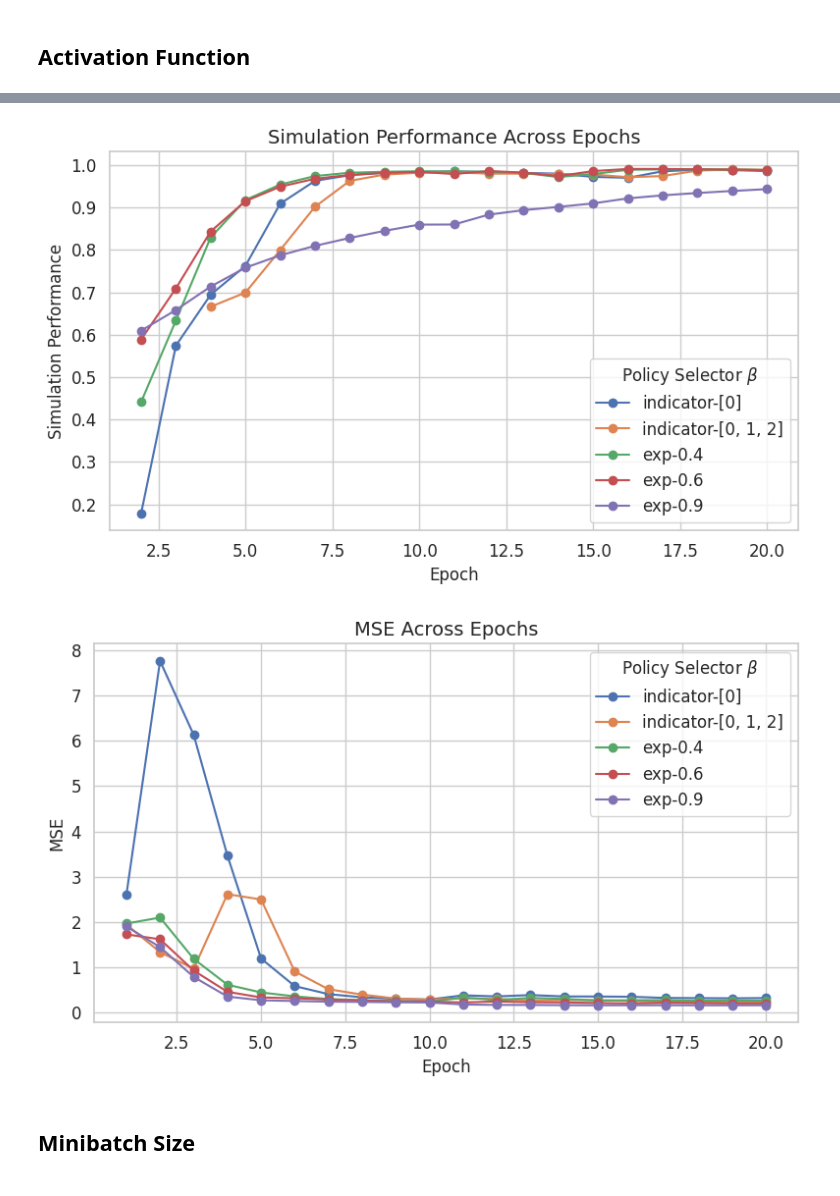
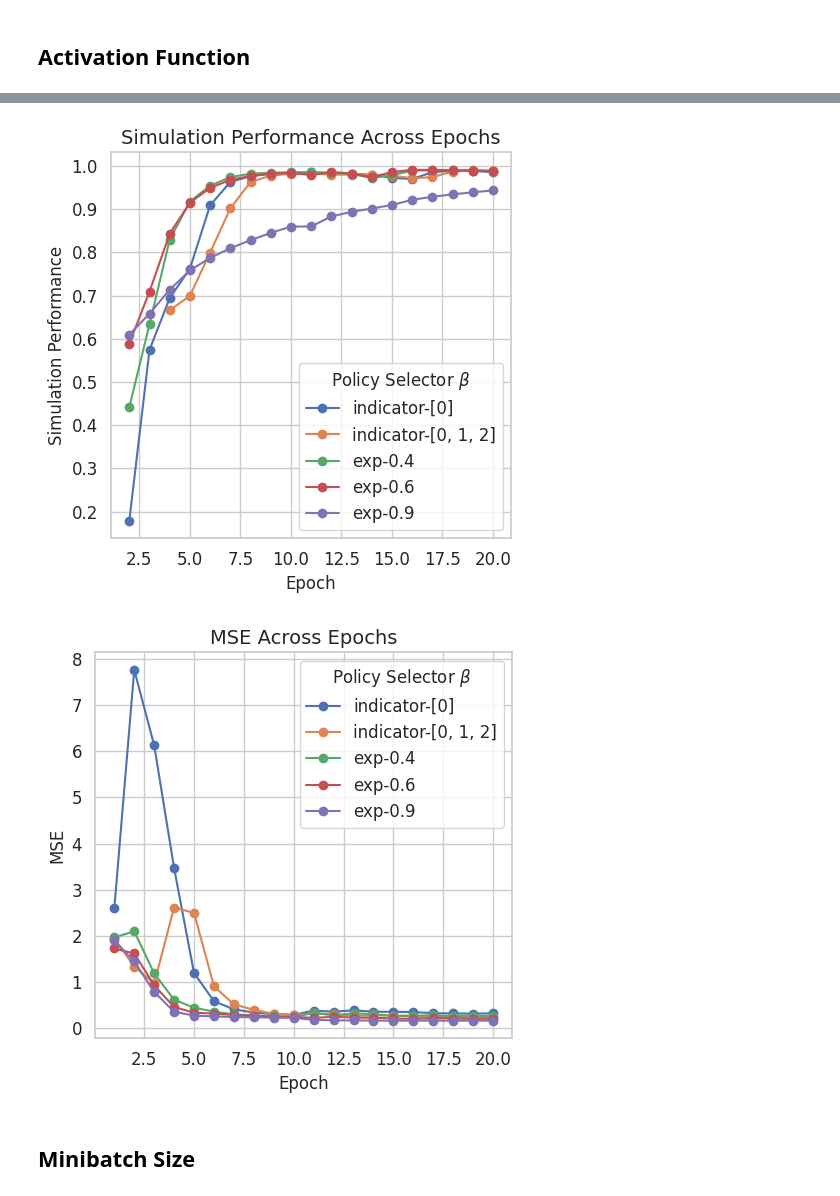
Before and after one commit to Batou1406/dls_orbit_bat_private, a Jupyter notebook: source/extensions/omni.isaac.lab_tasks/omni/isaac/lab_tasks/manager_based/locomotion/model_based/thesis_image.ipynb, the cells around one changed output, grey strips where cells are left out. Cells and saved outputs as stored; diff of their text form; code cells hidden in the pictures.

```diff
--- a/source/extensions/omni.isaac.lab_tasks/omni/isaac/lab_tasks/manager_based/locomotion/model_based/thesis_image.ipynb
+++ b/source/extensions/omni.isaac.lab_tasks/omni/isaac/lab_tasks/manager_based/locomotion/model_based/thesis_image.ipynb
@@ -1126,32 +1127,33 @@ indicator-[0]
 # %%
 import matplotlib.pyplot as plt
 import seaborn as sns
 
 # Ensure that seaborn's style is set for better aesthetics
 sns.set_theme(style=style_theme)
 
 # Plot each row of the DataFrame as a line
-plt.figure(figsize=(8, 5))
+# plt.figure(figsize=(8, 5))
+plt.figure(figsize=(5, 5))
 
 for index, row in epoch_reward_df.iterrows():
     plt.plot(epoch_reward_df.columns, row, marker='o', label=index)
 
 # Customize the plot for the scientific report
 plt.title('Simulation Performance Across Epochs', fontsize=14)
 plt.xlabel('Epoch', fontsize=12)
 plt.ylabel('Simulation Performance', fontsize=12)
 plt.legend(title=r'Policy Selector $\beta$', fontsize=12, title_fontsize=12)
 plt.xticks(fontsize=12)
 plt.yticks(fontsize=12)
 plt.tight_layout()
 
 # Save the plot if needed
-plt.savefig("thesis image/9/activationFuncReward.pdf", bbox_inches='tight')
+plt.savefig("thesis image/9/smallactivationFuncReward.pdf", bbox_inches='tight')
 
 # Show the plot
 plt.show()
 # %% [output]
-[figure, old version]
+[figure, new version]
 # %%
 import matplotlib.pyplot as plt
 import seaborn as sns
@@ -1160,7 +1162,8 @@ import seaborn as sns
 sns.set_theme(style=style_theme)
 
 # Plot each row of the DataFrame as a line
-plt.figure(figsize=(8, 5))
+# plt.figure(figsize=(8, 5))
+plt.figure(figsize=(5, 5))
 
 for index, row in epoch_MSE_df.iterrows():
     plt.plot(epoch_MSE_df.columns, row, marker='o', label=index)
@@ -1175,12 +1178,12 @@ plt.yticks(fontsize=12)
 plt.tight_layout()
 
 # Save the plot if needed
-plt.savefig("thesis image/9/activationFuncMSE.pdf", bbox_inches='tight')
+plt.savefig("thesis image/9/smallactivationFuncMSE.pdf", bbox_inches='tight')
 
 # Show the plot
 plt.show()
 # %% [output]
-[figure, old version]
+[figure, new version]
 # %% [markdown]
 ## Minibatch Size
 # %%
```
Also changed, not shown: parts of 6 cells of this notebook, 2 other files.
